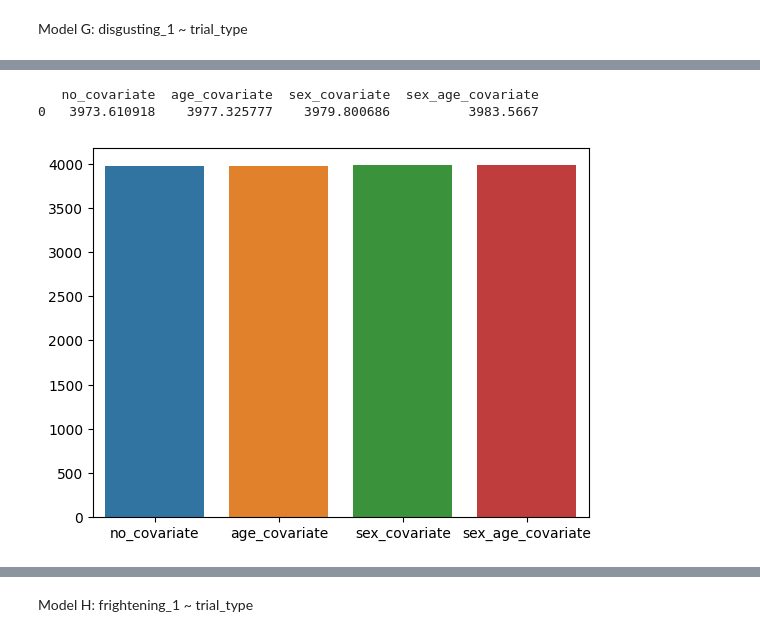
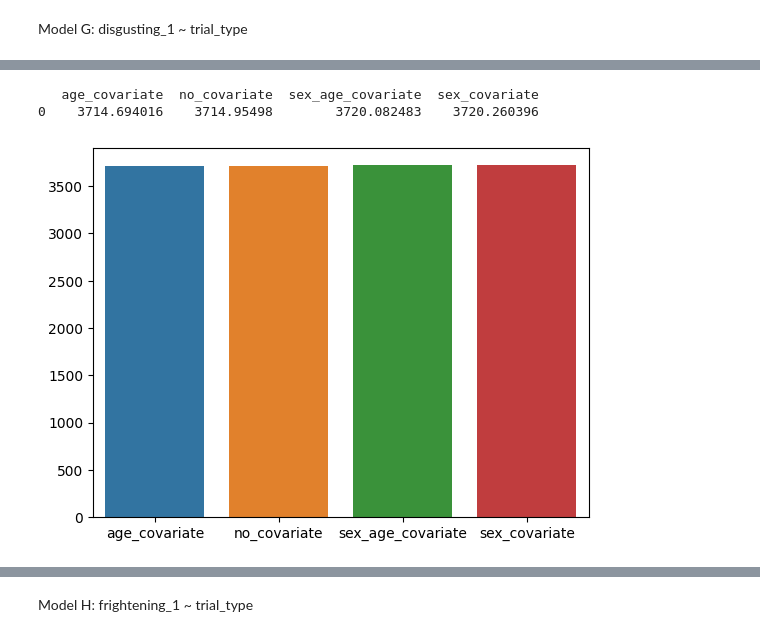
Before and after one commit to emilybagley/disgust_reversal_learning-stage2, a Jupyter notebook: 1_video_ratings_analysis.ipynb, the cells around one changed output, grey strips where cells are left out. Cells and saved outputs as stored; diff of their text form; code cells hidden in the pictures.

```diff
--- a/1_video_ratings_analysis.ipynb
+++ b/1_video_ratings_analysis.ipynb
@@ -398,6 +431,7 @@ Model E: 'unpleasant_1 (valence) ~ trial_type'
 # %%
 #Model E
 data=chosen_stim_df[['participant_no', 'trial_type', 'unpleasant_1', 'arousing_1', 'disgusting_1', 'frightening_1', 'Vid', 'prolific_age', 'prolific_sex']]
+data.replace(['points'],['apoints'], inplace=True) ##makes comparison condition points
 
 formula = 'unpleasant_1 ~ trial_type'
 
@@ -560,17 +597,17 @@ print(bic) ##in this case, randslope is best
 # %%
 #test covariates
-no_covariate=smf.mixedlm(formula, data, groups=data['participant_no'], missing='drop', re_formula='~trial_type').fit(reml=False)
-sex_covariate=smf.mixedlm(formula+str('+prolific_sex'), data, groups=data['participant_no'], missing='drop', re_formula='~trial_type').fit(reml=False)
-age_covariate=smf.mixedlm(formula+str('+prolific_age'), data, groups=data['participant_no'], missing='drop', re_formula='~trial_type').fit(reml=False)
-sex_age_covariate=smf.mixedlm(formula+str('+prolific_sex+prolific_age'), data, groups=data['participant_no'], missing='drop', re_formula='~trial_type').fit(reml=False)
+no_covariate=smf.mixedlm(formula, data, groups=data['participant_no'], missing='drop').fit(reml=False)
+sex_covariate=smf.mixedlm(formula+str('+prolific_sex'), data, groups=data['participant_no'], missing='drop').fit(reml=False)
+age_covariate=smf.mixedlm(formula+str('+prolific_age'), data, groups=data['participant_no'], missing='drop').fit(reml=False)
+sex_age_covariate=smf.mixedlm(formula+str('+prolific_sex+prolific_age'), data, groups=data['participant_no'], missing='drop').fit(reml=False)
 
 bic=pd.DataFrame({'no_covariate': [no_covariate.bic],
                     'sex_covariate': [sex_covariate.bic],
                     'age_covariate': [age_covariate.bic],
                     'sex_age_covariate': [sex_age_covariate.bic]})
 sns.barplot(bic.sort_values(by=0, axis=1))
-print(bic.sort_values(by=0, axis=1)) ##in this case, no covariate is best
+print(bic.sort_values(by=0, axis=1)) ##in this case, age covariate is best
 # %% [output]
-   no_covariate  age_covariate  sex_covariate  sex_age_covariate
-0   3973.610918    3977.325777    3979.800686          3983.5667
+   age_covariate  no_covariate  sex_age_covariate  sex_covariate
+0    3714.694016    3714.95498        3720.082483    3720.260396
-[figure, old version]
+[figure, new version]
```
Also changed, not shown: parts of 25 cells of this notebook, 8 other files.
